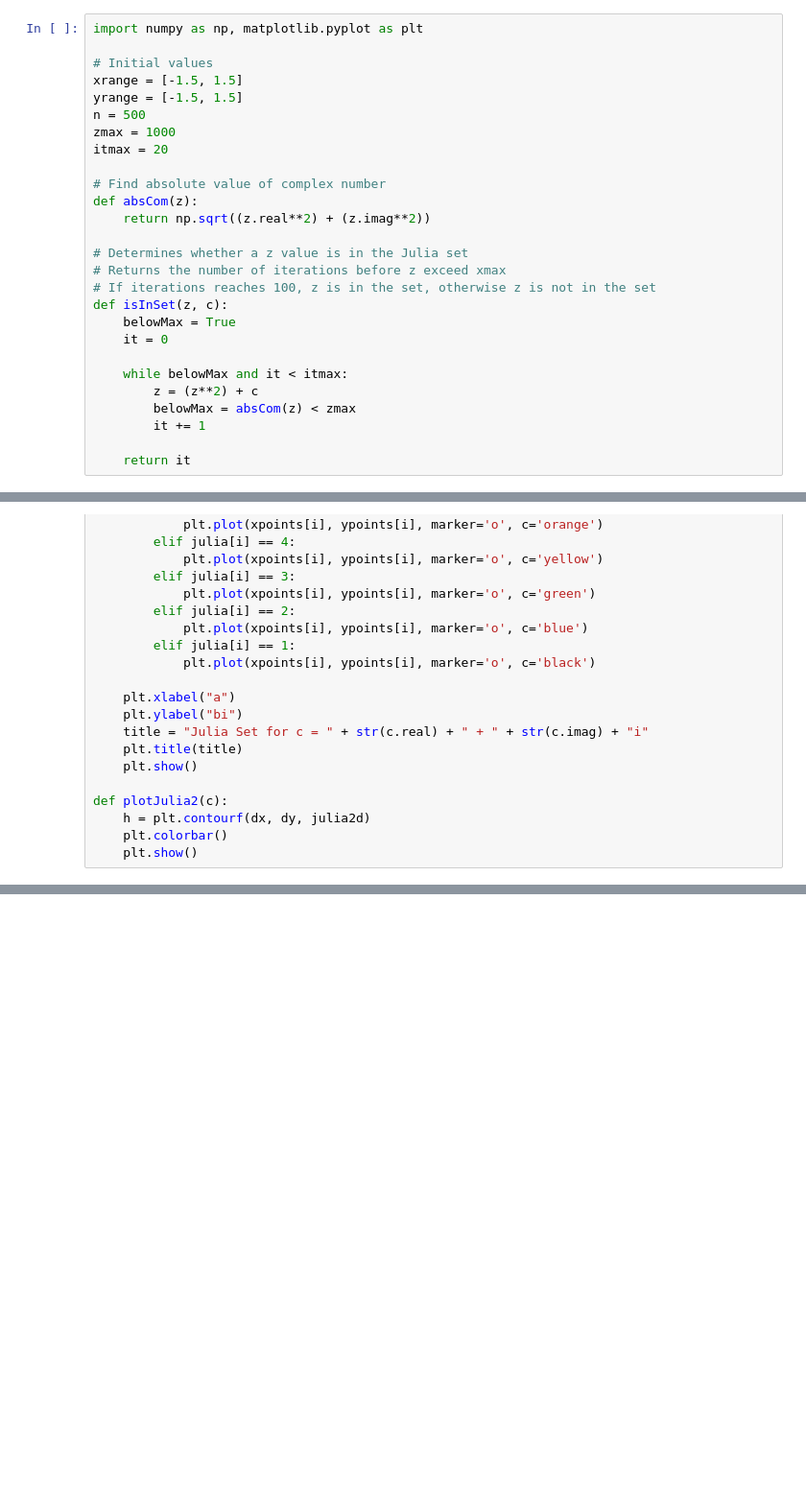
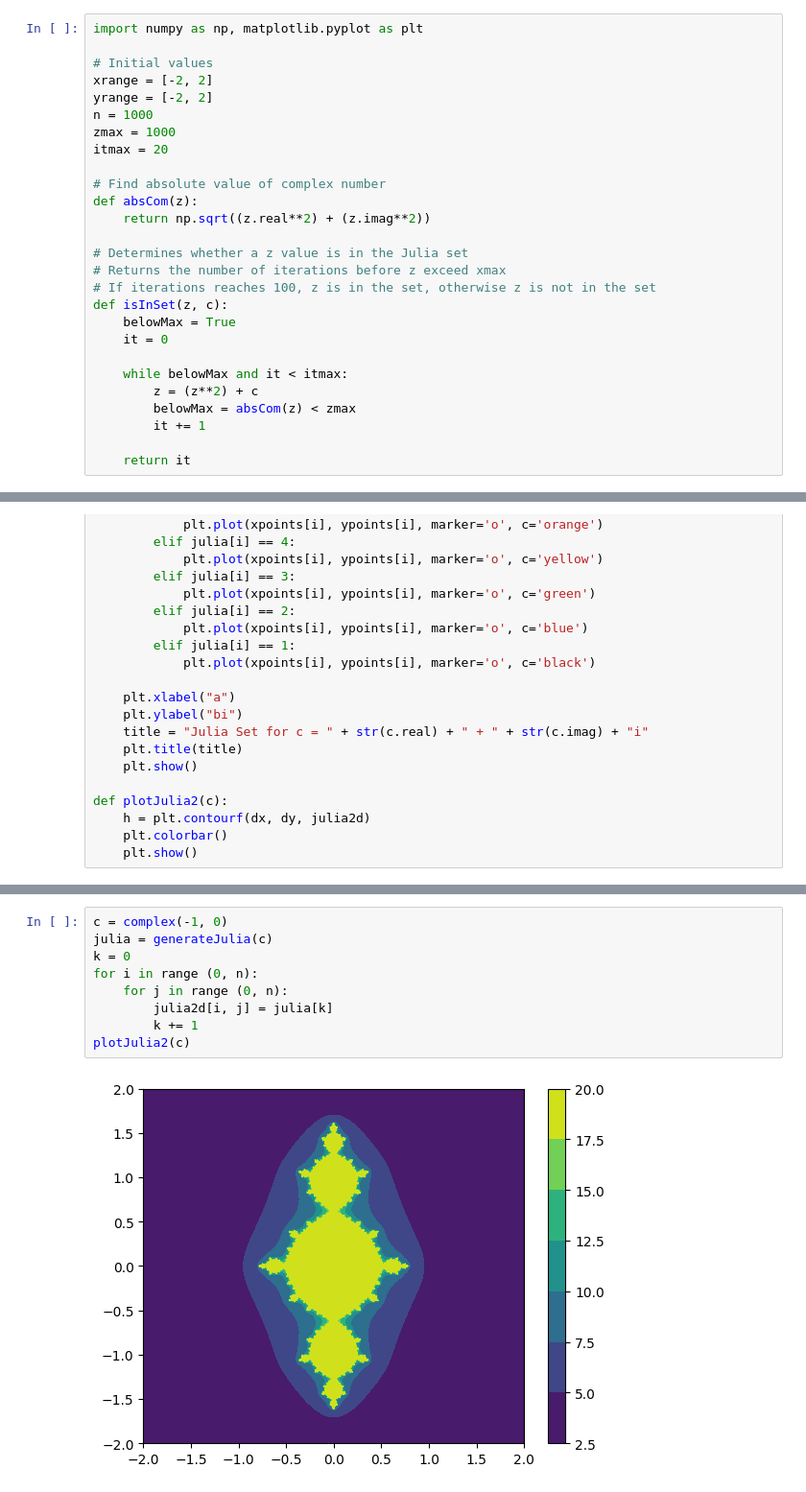
Before and after one commit to ZilD117/Comp-Physics, a Jupyter notebook: Julia Set.ipynb, the cells around one changed output, grey strips where cells are left out. Shown: that part at 96% size. Saved outputs shown, nothing was run; the diff lists cells and outputs as text; blank space fills up the shorter version.

```diff
--- a/Julia Set.ipynb
+++ b/Julia Set.ipynb
@@ -4,9 +4,9 @@
 import numpy as np, matplotlib.pyplot as plt
 
 # Initial values
-xrange = [-1.5, 1.5]
-yrange = [-1.5, 1.5]
-n = 500
+xrange = [-2, 2]
+yrange = [-2, 2]
+n = 1000
 zmax = 1000
 itmax = 20
 
@@ -113,0 +84,11 @@ for i in range(0, len(xc)):
+# %%
+c = complex(-1, 0)
+julia = generateJulia(c)
+k = 0
+for i in range (0, n):
+    for j in range (0, n):
+        julia2d[i, j] = julia[k]
+        k += 1
+plotJulia2(c)
+# %% [output]
+[figure, added]
```
Also changed, not shown: parts of 6 cells of this notebook.
